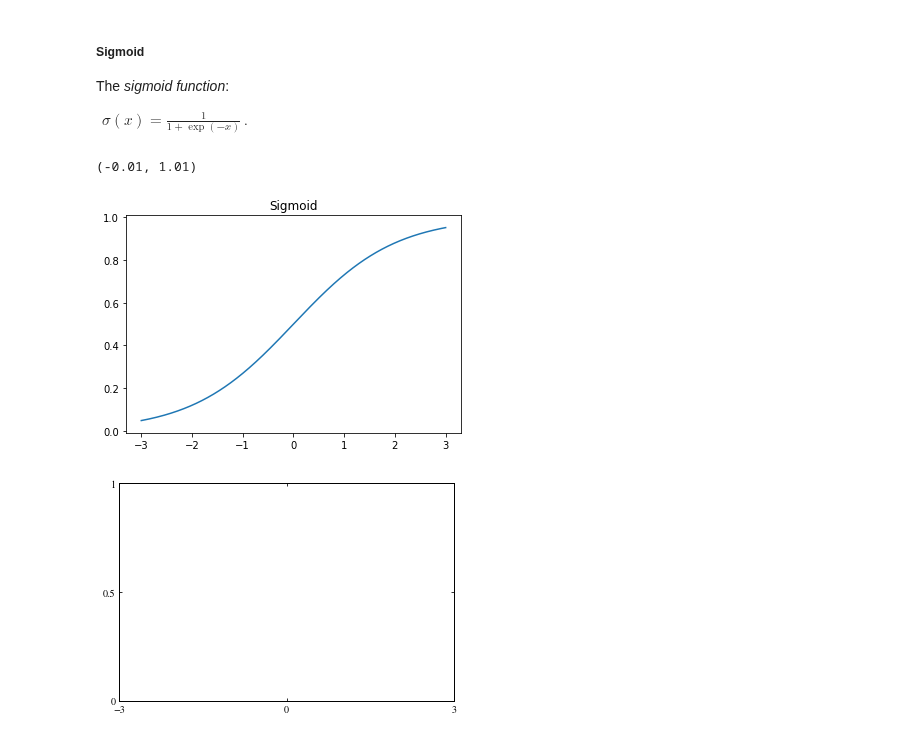
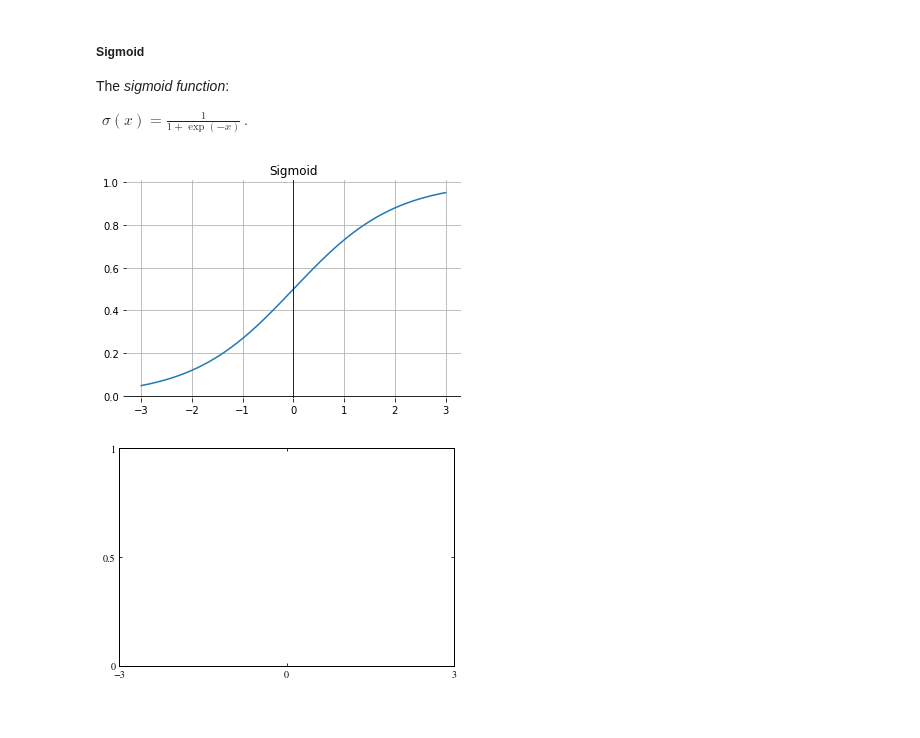
Before and after one commit to bullette007/bullette007.github.io, a Jupyter notebook: book/_sources/05_NeuralNetworksForCompImg.ipynb, the cells around one changed output. Cells and saved outputs as stored; diff of their text form; code cells hidden in the pictures.

```diff
--- a/book/_sources/05_NeuralNetworksForCompImg.ipynb
+++ b/book/_sources/05_NeuralNetworksForCompImg.ipynb
@@ -235,19 +235,18 @@ $\begin{align}
 # %%
 plt.figure()
 plt.plot(xs, ys_sigm)
 plt.title("Sigmoid")
 plt.ylim(-0.01, 1.01)
-#plt.axhline(0, color='k', linewidth=0.8)
-#plt.axvline(0, color='k', linewidth=0.8)
-#plt.gca().spines['top'].set_visible(False)
-#plt.gca().spines['right'].set_visible(False)
-#plt.gca().spines['bottom'].set_visible(False)
-#plt.gca().spines['left'].set_visible(False)
-#plt.grid()
-#plt.savefig("sigmoid.pdf")
+plt.axhline(0, color='k', linewidth=0.8)
+plt.axvline(0, color='k', linewidth=0.8)
+plt.gca().spines['top'].set_visible(False)
+plt.gca().spines['right'].set_visible(False)
+plt.gca().spines['bottom'].set_visible(False)
+plt.gca().spines['left'].set_visible(False)
+plt.grid()
+plt.savefig("sigmoid.pdf")
 # %% [output]
-(-0.01, 1.01)
-[figure, old version]
+[figure, new version]
 # %%
 plt.rcParams['mathtext.fontset'] = 'stix'
 plt.rcParams['font.family'] = 'STIXGeneral'
```
Also changed, not shown: parts of 3 cells of this notebook, 13 other files.
